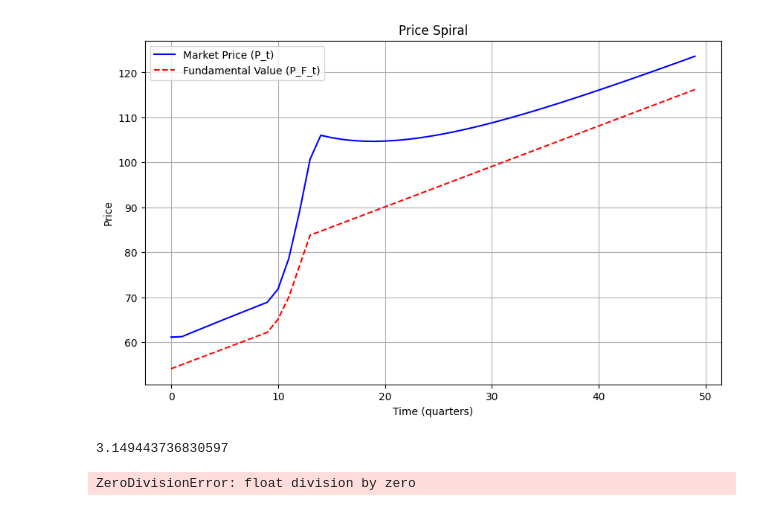
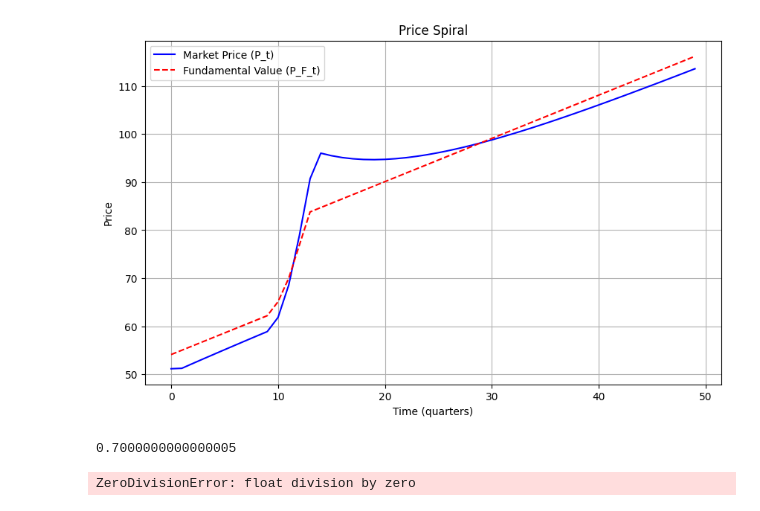
Before and after one commit to MaxBirger/Extrapolation-Bubbles, a Jupyter notebook: fig1.ipynb, the cells around one changed output. Drawn from its saved outputs; the diff is of its cells as text; code cells hidden in the pictures.

Commit message:
created new file for simulation attempt of figure 1

```diff
--- a/fig1.ipynb
+++ b/fig1.ipynb
@@ -95,41 +95,43 @@ for t in range(1, T):
 
 # Market-clearing price (Equation 11)
 mu_i = [(1 - mu0) / a for a in range(1, I +1)]
+val = (1 - mu0) / I
+mu_i = np.full(50, val)
 w_i_t = np.full(50, 0.1) #np.random.normal(w_bar, sigma_u, T)
 P_t = np.zeros(T)
 for t in range(T):
     num = sum(mu_i[i] * (1 - w_i_t[i]) for i in range(I)) * X_t[t] - gamma * sigma_epsilon**2 * Q * (
         sum(mu_i[i] * w_i_t[i] for i in range(I)) * (T - t - 1) + 1
     )
     denom = sum(mu_i[i] * w_i_t[i] for i in range(I))
     P_t[t] = D_t[t] + num / denom
 
     #num1 = sum(mu_i[t] * (1 - w_i_t[t]) for _ in range(I)) * X_t[t]
     #num2 = gamma * sigma_epsilon**2 * Q * (
     #    sum(mu_i[t] * w_i_t[t] for _ in range(I)) * (T - t - 1) + 1)
 
     #P_t[t] = D_t[t] + num1 / denom - num2 / denom
 
 #for t in range(T):
 #    num = sum(mu_i[i] * (1 - w_i_t[i])
 
 
 # Plotting
 plt.figure(figsize=(10, 6))
 plt.plot(P_t, label="Market Price (P_t)", color="blue", linestyle="-")
 plt.plot(P_F_t, label="Fundamental Value (P_F_t)", color="red", linestyle="--")
 plt.xlabel("Time (quarters)")
 plt.ylabel("Price")
 plt.title("Price Spiral")
 plt.legend()
 plt.grid(True)
 plt.show()
 # %% [output]
-[figure, old version]
+[figure, new version]
 # %%
 sum(mu_i[i] for i in range(I))
 # %% [output]
-3.149443736830597
+0.7000000000000005
 # %%
 (1 - mu_i[0]) / 0
 # %% [output]
```
Also changed, not shown: parts of 2 cells of this notebook, 1 other file.
